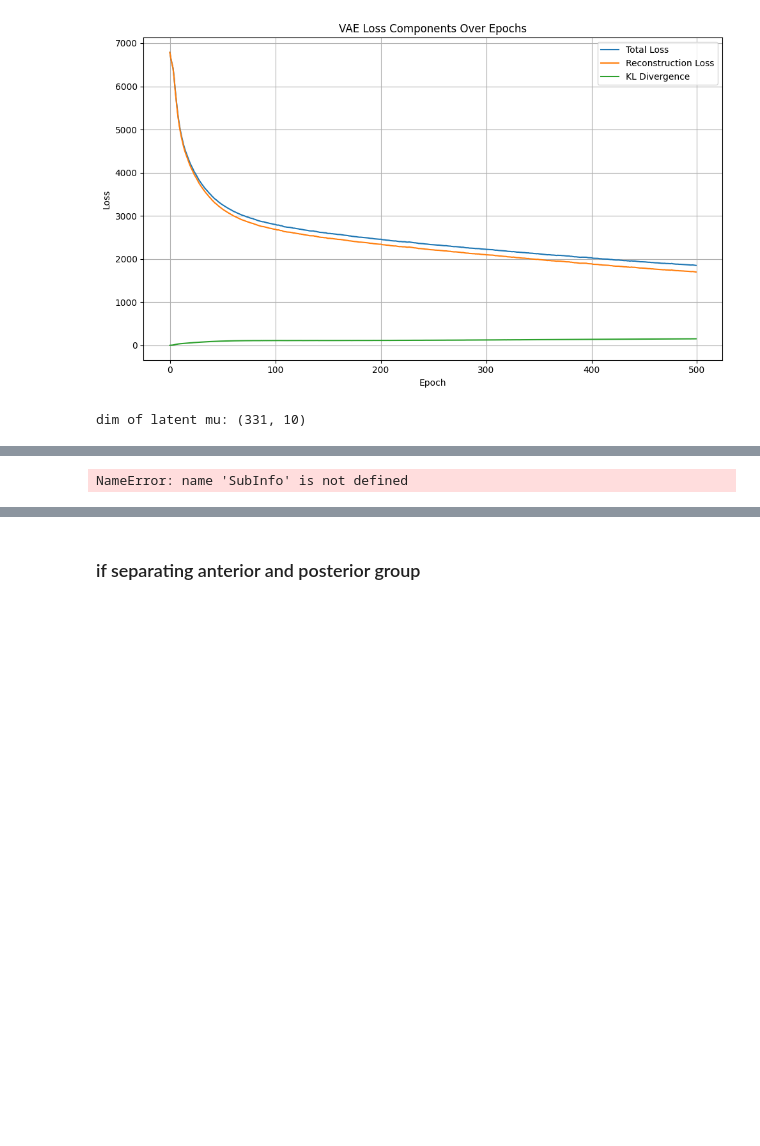
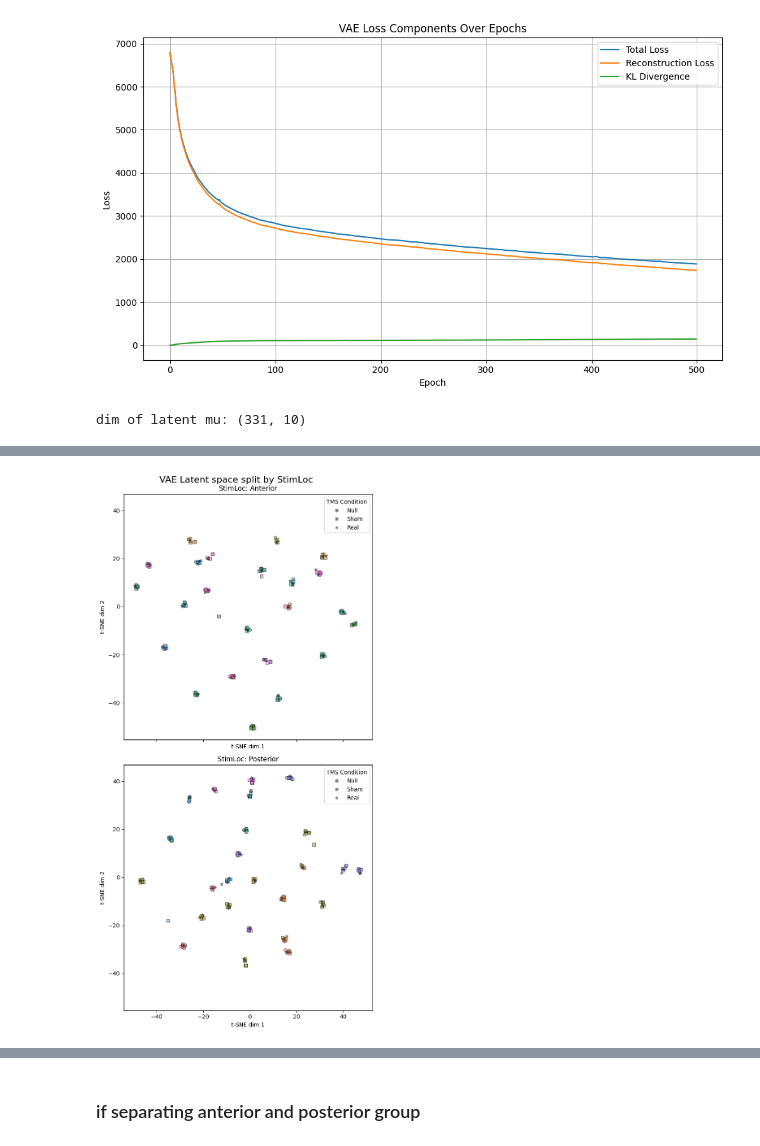
Before and after one commit to QingfangLiu/project-nodeap-core, a Jupyter notebook: Scripts_python/VAE_FC_AAL116.ipynb, the cells around one changed output, grey strips where cells are left out. Cells and saved outputs as stored; diff of their text form; code cells hidden in the pictures; blank space fills up the shorter version.

```diff
--- a/Scripts_python/VAE_FC_AAL116.ipynb
+++ b/Scripts_python/VAE_FC_AAL116.ipynb
@@ -173,41 +167,39 @@ plt.show()
 # %%
 # Create stimloc mapping
-stimloc_map = SubInfo.set_index('SubID')['StimLoc'].to_dict()
-stimloc_array = np.array([stimloc_map[subj] for subj in subject_array])
+stimlocs = ['Anterior', 'Posterior']
 
 # Split by stimloc
 fig, axes = plt.subplots(2, 1, figsize=(7, 14), sharex=True, sharey=True)
-stimlocs = ['Anterior', 'Posterior']
 
 for i, loc in enumerate(stimlocs):
     ax = axes[i]
     ax.set_title(f"StimLoc: {loc}")
 
     for cond in unique_conds:
-        mask = (y == cond) & (stimloc_array == loc)
+        mask = (y == cond) & (all_stimloc == loc)
         ax.scatter(
             z_2d[mask, 0],
             z_2d[mask, 1],
             marker=cond_to_marker[cond],
             s=30,
             c=subject_colors[mask],
             label=f'Condition {cond}',
             edgecolors='k',
             alpha=0.5
         )
 
     handles = [plt.Line2D([0], [0], marker=cond_to_marker[c], color='gray', linestyle='',
                           label={0: 'Null', 1: 'Sham', 2: 'Real'}[c],
                           markersize=5) for c in unique_conds]
     ax.legend(handles=handles, title='TMS Condition', loc='upper right')
     ax.set_xlabel("t-SNE dim 1")
     ax.set_ylabel("t-SNE dim 2")
 
 fig.suptitle("VAE Latent space split by StimLoc", fontsize=16)
 plt.tight_layout()
 plt.show()
 # %% [output]
-NameError: name 'SubInfo' is not defined
+[figure, added]
 # %%
 n_subjects = len(unique_subjects)
 n_cols = 6
```
Also changed, not shown: parts of 16 cells of this notebook, 17 other files.
